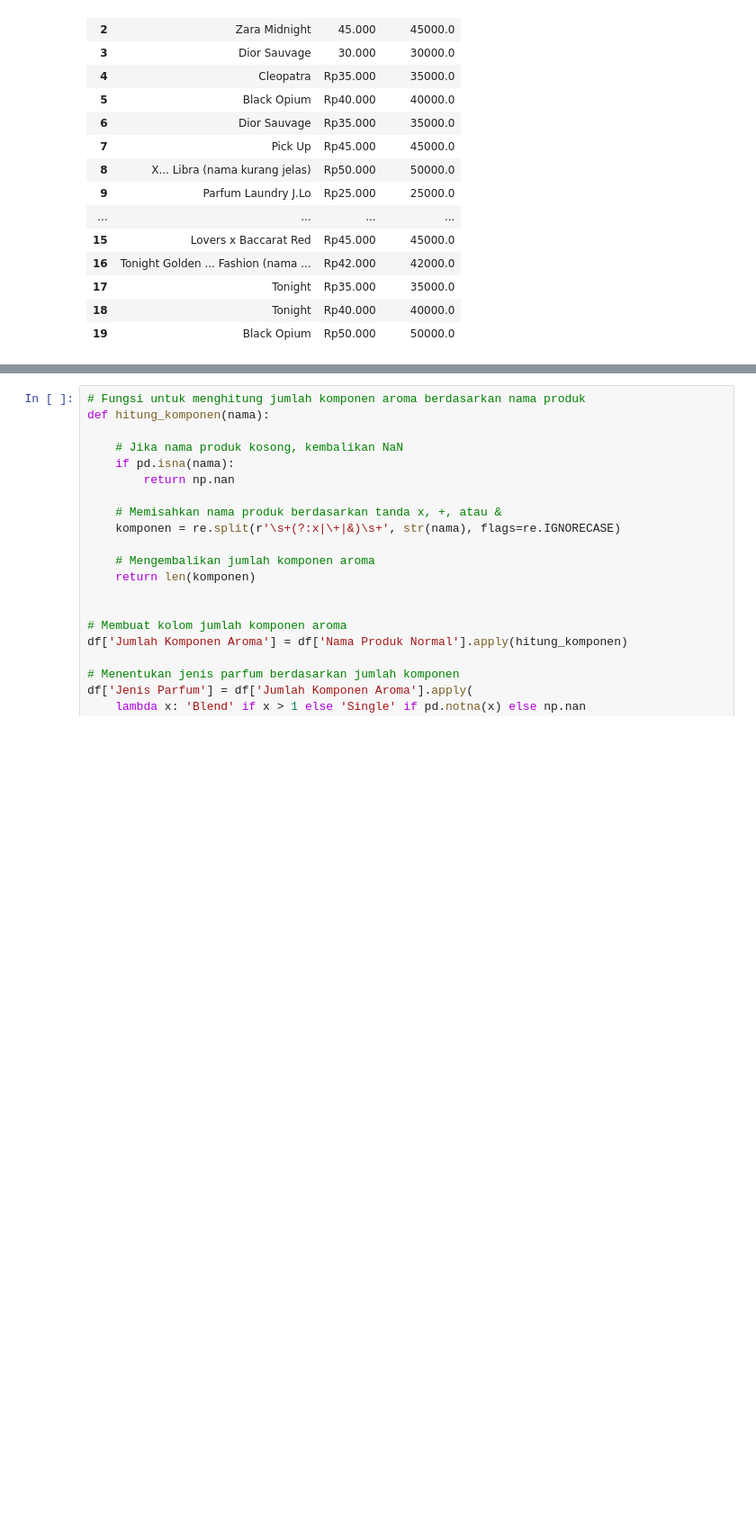
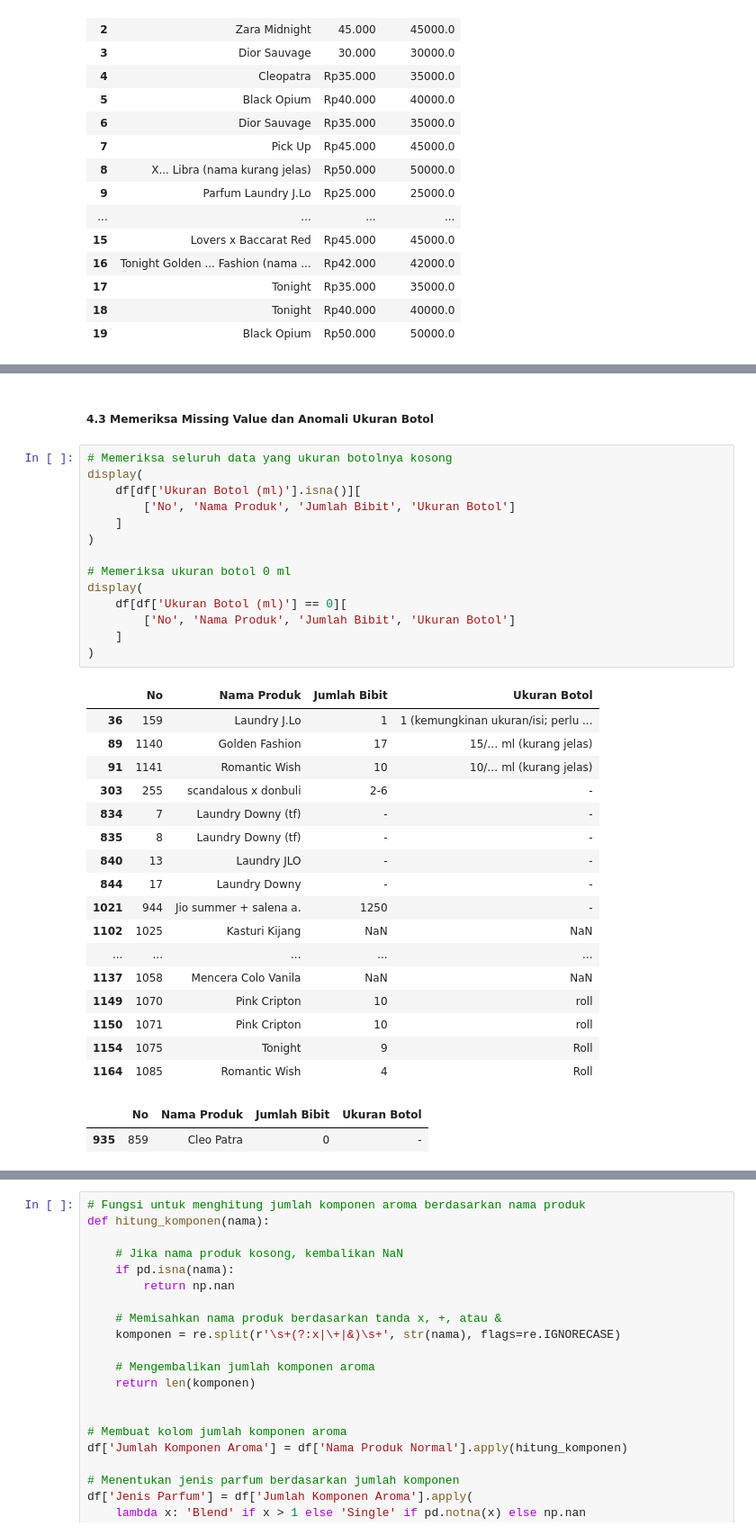
Before and after one commit to kyandap/UAS-Prak-Data-Mining-Parfum, a Jupyter notebook: Project-UAS.ipynb, the cells around one changed output, grey strips where cells are left out. Shown at 90% size. Cells and saved outputs as stored; diff of their text form; blank space fills up the shorter version.

```diff
--- a/Project-UAS.ipynb
+++ b/Project-UAS.ipynb
@@ -831,0 +1092,36 @@ Harga tidak valid: 0
+# %% [markdown]
+##### 4.3 Memeriksa Missing Value dan Anomali Ukuran Botol
+# %%
+# Memeriksa seluruh data yang ukuran botolnya kosong
+display(
+    df[df['Ukuran Botol (ml)'].isna()][
+        ['No', 'Nama Produk', 'Jumlah Bibit', 'Ukuran Botol']
+    ]
+)
+
+# Memeriksa ukuran botol 0 ml
+display(
+    df[df['Ukuran Botol (ml)'] == 0][
+        ['No', 'Nama Produk', 'Jumlah Bibit', 'Ukuran Botol']
+    ]
+)
+# %% [output]
+|  | No | Nama Produk | Jumlah Bibit | Ukuran Botol |
+| 36 | 159 | Laundry J.Lo | 1 | 1 (kemungkinan ukuran/isi; perlu ... |
+| 89 | 1140 | Golden Fashion | 17 | 15/… ml (kurang jelas) |
+| 91 | 1141 | Romantic Wish | 10 | 10/… ml (kurang jelas) |
+| 303 | 255 | scandalous x donbuli | 2-6 | - |
+| 834 | 7 | Laundry Downy (tf) | - | - |
+| 835 | 8 | Laundry Downy (tf) | - | - |
+| 840 | 13 | Laundry JLO | - | - |
+| 844 | 17 | Laundry Downy | - | - |
+| 1021 | 944 | Jio summer + salena a. | 1250 | - |
+| 1102 | 1025 | Kasturi Kijang | NaN | NaN |
+| ... | ... | ... | ... | ... |
+| 1137 | 1058 | Mencera Colo Vanila | NaN | NaN |
+| 1149 | 1070 | Pink Cripton | 10 | roll |
+| 1150 | 1071 | Pink Cripton | 10 | roll |
+| 1154 | 1075 | Tonight | 9 | Roll |
+| 1164 | 1085 | Romantic Wish | 4 | Roll |
+|  | No | Nama Produk | Jumlah Bibit | Ukuran Botol |
+| 935 | 859 | Cleo Patra | 0 | - |
```
Also changed, not shown: parts of 28 cells of this notebook.
